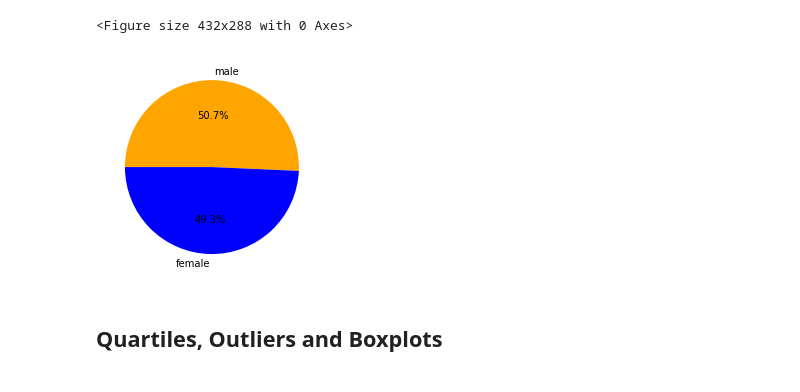
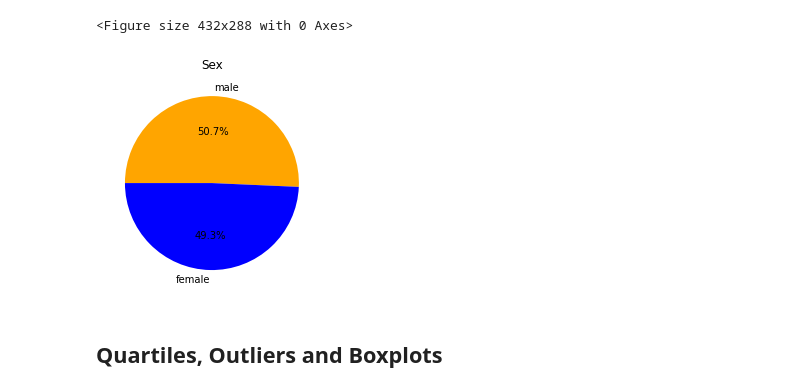
Before and after one commit to aidixon/matplotlib-challenge, a Jupyter notebook: Pymaceuticals/pymaceuticals_starter.ipynb, the cells around one changed output. Cells and saved outputs as stored; diff of their text form; code cells hidden in the pictures.

```diff
--- a/Pymaceuticals/pymaceuticals_starter.ipynb
+++ b/Pymaceuticals/pymaceuticals_starter.ipynb
@@ -248,15 +244,16 @@ plt.tight_layout()
 # %%
 # Generate a pie plot showing the distribution of female versus male mice using pyplot
 labels = ["male", "female"]
 title = ["sex"]
 sizes = [50.7, 49.3]
 colors = ["orange", "blue"]
 explode = (0.0,0)
 plt.pie(sizes, explode=explode, labels=labels, colors=colors,
         autopct="%1.1f%%", startangle=180, counterclock = False)
+plt.title("Sex")
 plt.show()
 # %% [output]
-[figure, old version]
+[figure, new version]
 # %% [markdown]
 ## Quartiles, Outliers and Boxplots
 # %%
```
Also changed, not shown: parts of 2 cells of this notebook.
